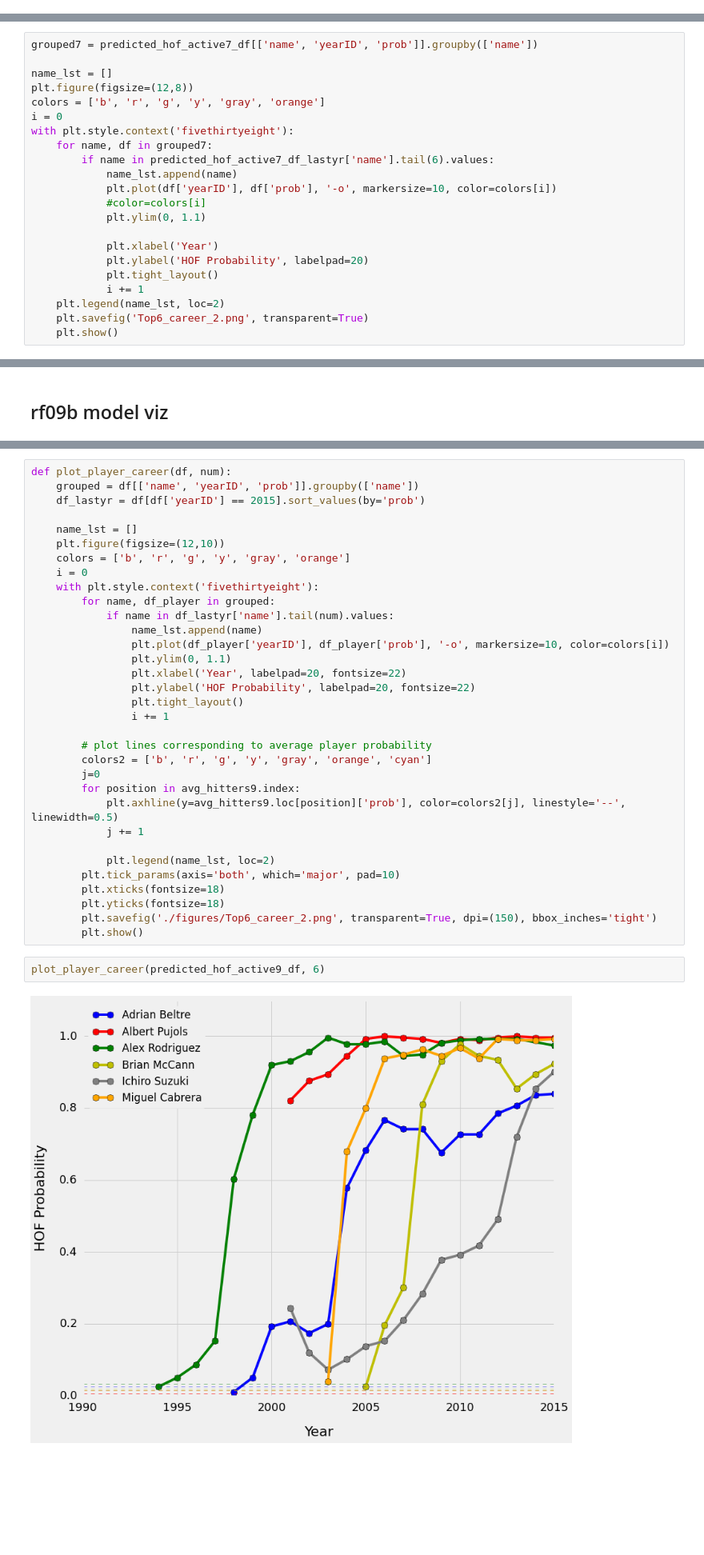
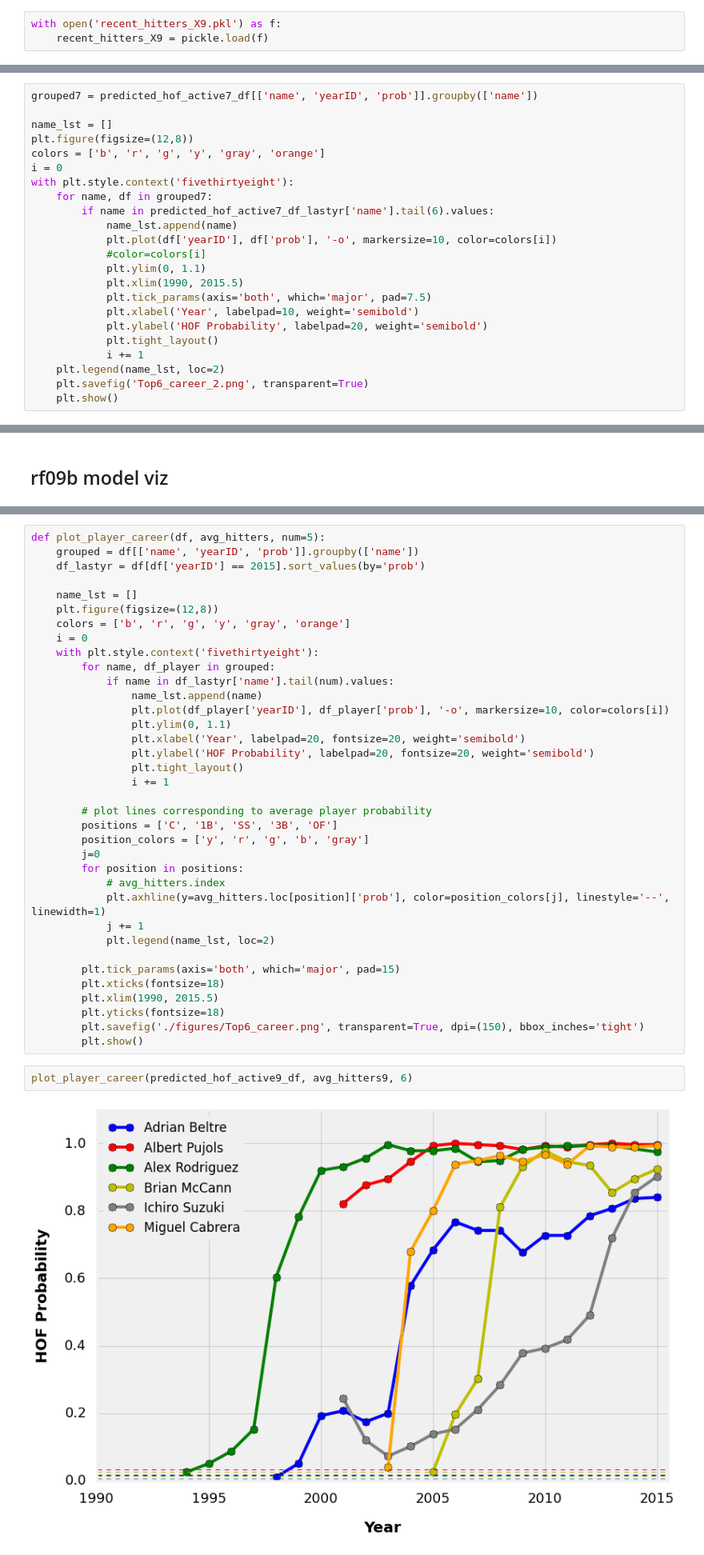
Before and after one commit to apyeh/BaseballHOF, a Jupyter notebook: notebooks/Test_Model_v3.ipynb, the cells around one changed output, grey strips where cells are left out. Shown at 80% size. Drawn from its saved outputs; the diff is of its cells as text; blank space fills up the shorter version.

```diff
--- a/notebooks/Test_Model_v3.ipynb
+++ b/notebooks/Test_Model_v3.ipynb
@@ -61,6 +60,9 @@ with open('rf09b.pkl') as f:
 # %%
 with open('active_hitters_X9.pkl') as f:
     active_hitters_X9 = pickle.load(f)
+# %%
+with open('recent_hitters_X9.pkl') as f:
+    recent_hitters_X9 = pickle.load(f)
 # %%
 with open('active_hitters_X3.pkl') as f:
     active_hitters_X3 = pickle.load(f)
@@ -1559,9 +1564,10 @@ with plt.style.context('fivethirtyeight'):
             plt.plot(df['yearID'], df['prob'], '-o', markersize=10, color=colors[i])
             #color=colors[i]
             plt.ylim(0, 1.1)
-
-            plt.xlabel('Year')
-            plt.ylabel('HOF Probability', labelpad=20)
+            plt.xlim(1990, 2015.5)
+            plt.tick_params(axis='both', which='major', pad=7.5)
+            plt.xlabel('Year', labelpad=10, weight='semibold')
+            plt.ylabel('HOF Probability', labelpad=20, weight='semibold')
             plt.tight_layout()
             i += 1
     plt.legend(name_lst, loc=2)
@@ -1707,10 +1714,10 @@ plot_current_yr_probs(predicted_hof_active9_df, 15)
 # %%
-def plot_player_career(df, num):
+def plot_player_career(df, avg_hitters, num=5):
     grouped = df[['name', 'yearID', 'prob']].groupby(['name'])
     df_lastyr = df[df['yearID'] == 2015].sort_values(by='prob')
 
     name_lst = []
-    plt.figure(figsize=(12,10))
+    plt.figure(figsize=(12,8))
     colors = ['b', 'r', 'g', 'y', 'gray', 'orange']
     i = 0
     with plt.style.context('fivethirtyeight'):
@@ -1719,28 +1726,31 @@ def plot_player_career(df, num):
                 name_lst.append(name)
                 plt.plot(df_player['yearID'], df_player['prob'], '-o', markersize=10, color=colors[i])
                 plt.ylim(0, 1.1)
-                plt.xlabel('Year', labelpad=20, fontsize=22)
-                plt.ylabel('HOF Probability', labelpad=20, fontsize=22)
+                plt.xlabel('Year', labelpad=20, fontsize=20, weight='semibold')
+                plt.ylabel('HOF Probability', labelpad=20, fontsize=20, weight='semibold')
                 plt.tight_layout()
                 i += 1
 
         # plot lines corresponding to average player probability
-        colors2 = ['b', 'r', 'g', 'y', 'gray', 'orange', 'cyan']
+        positions = ['C', '1B', 'SS', '3B', 'OF']
+        position_colors = ['y', 'r', 'g', 'b', 'gray']
         j=0
-        for position in avg_hitters9.index:
-            plt.axhline(y=avg_hitters9.loc[position]['prob'], color=colors2[j], linestyle='--', linewidth=0.5)
+        for position in positions:
+            # avg_hitters.index
+            plt.axhline(y=avg_hitters.loc[position]['prob'], color=position_colors[j], linestyle='--', linewidth=1)
             j += 1
+            plt.legend(name_lst, loc=2)
 
-            plt.legend(name_lst, loc=2)
-        plt.tick_params(axis='both', which='major', pad=10)
+        plt.tick_params(axis='both', which='major', pad=15)
         plt.xticks(fontsize=18)
+        plt.xlim(1990, 2015.5)
         plt.yticks(fontsize=18)
-        plt.savefig('./figures/Top6_career_2.png', transparent=True, dpi=(150), bbox_inches='tight')
+        plt.savefig('./figures/Top6_career.png', transparent=True, dpi=(150), bbox_inches='tight')
         plt.show()
 # %%
-plot_player_career(predicted_hof_active9_df, 6)
+plot_player_career(predicted_hof_active9_df, avg_hitters9, 6)
 # %% [output]
-[figure, old version]
+[figure, new version]
 # %%
 plot_max_prob_any_yr(predicted_hof_active9_df, 20)
 # %% [output]
```
Also changed, not shown: parts of 18 cells of this notebook, 7 other files.
